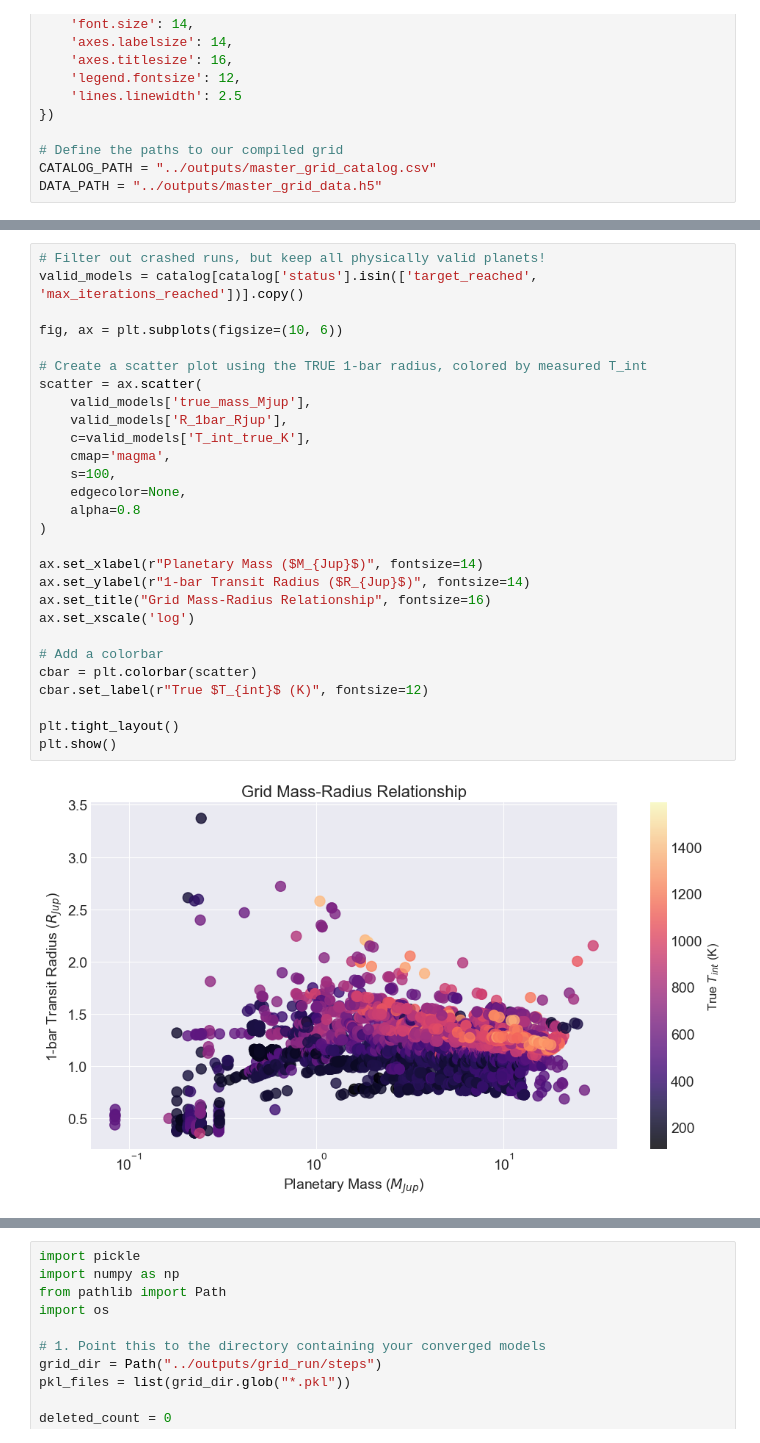
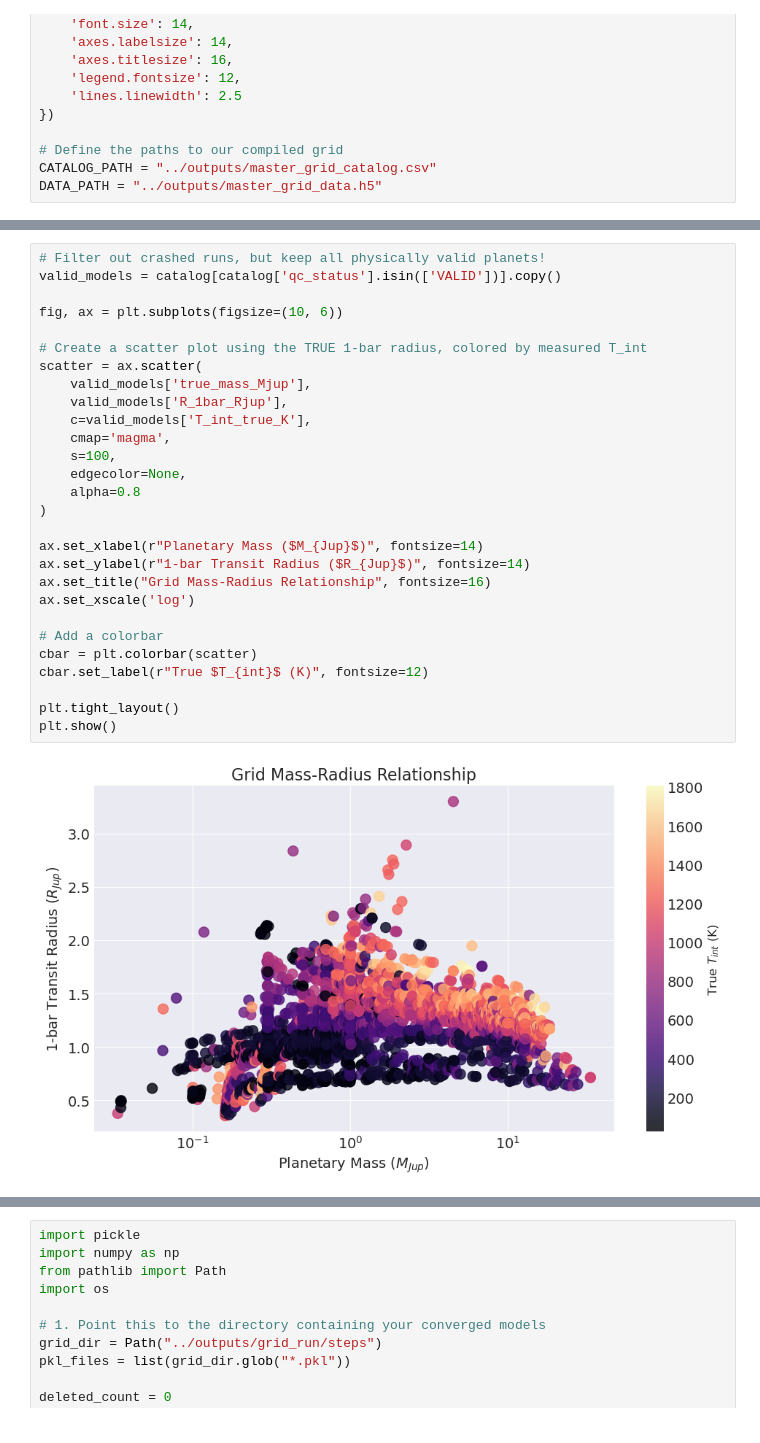
Before and after one commit to ChristianSWilkinson/exoweave, a Jupyter notebook: notebooks/test_grid.ipynb, the cells around one changed output, grey strips where cells are left out. Saved outputs shown, nothing was run; the diff lists cells and outputs as text.

```diff
--- a/notebooks/test_grid.ipynb
+++ b/notebooks/test_grid.ipynb
@@ -171,30 +203,30 @@ print_hdf5_tree(DATA_PATH)
 # %%
 # Filter out crashed runs, but keep all physically valid planets!
-valid_models = catalog[catalog['status'].isin(['target_reached', 'max_iterations_reached'])].copy()
+valid_models = catalog[catalog['qc_status'].isin(['VALID'])].copy()
 
 fig, ax = plt.subplots(figsize=(10, 6))
 
 # Create a scatter plot using the TRUE 1-bar radius, colored by measured T_int
 scatter = ax.scatter(
     valid_models['true_mass_Mjup'],
     valid_models['R_1bar_Rjup'],
     c=valid_models['T_int_true_K'],
     cmap='magma',
     s=100,
     edgecolor=None,
     alpha=0.8
 )
 
 ax.set_xlabel(r"Planetary Mass ($M_{Jup}$)", fontsize=14)
 ax.set_ylabel(r"1-bar Transit Radius ($R_{Jup}$)", fontsize=14)
 ax.set_title("Grid Mass-Radius Relationship", fontsize=16)
 ax.set_xscale('log')
 
 # Add a colorbar
 cbar = plt.colorbar(scatter)
 cbar.set_label(r"True $T_{int}$ (K)", fontsize=12)
 
 plt.tight_layout()
 plt.show()
 # %% [output]
-[figure, old version]
+[figure, new version]
```
Also changed, not shown: parts of 17 cells of this notebook, 14 other files.
